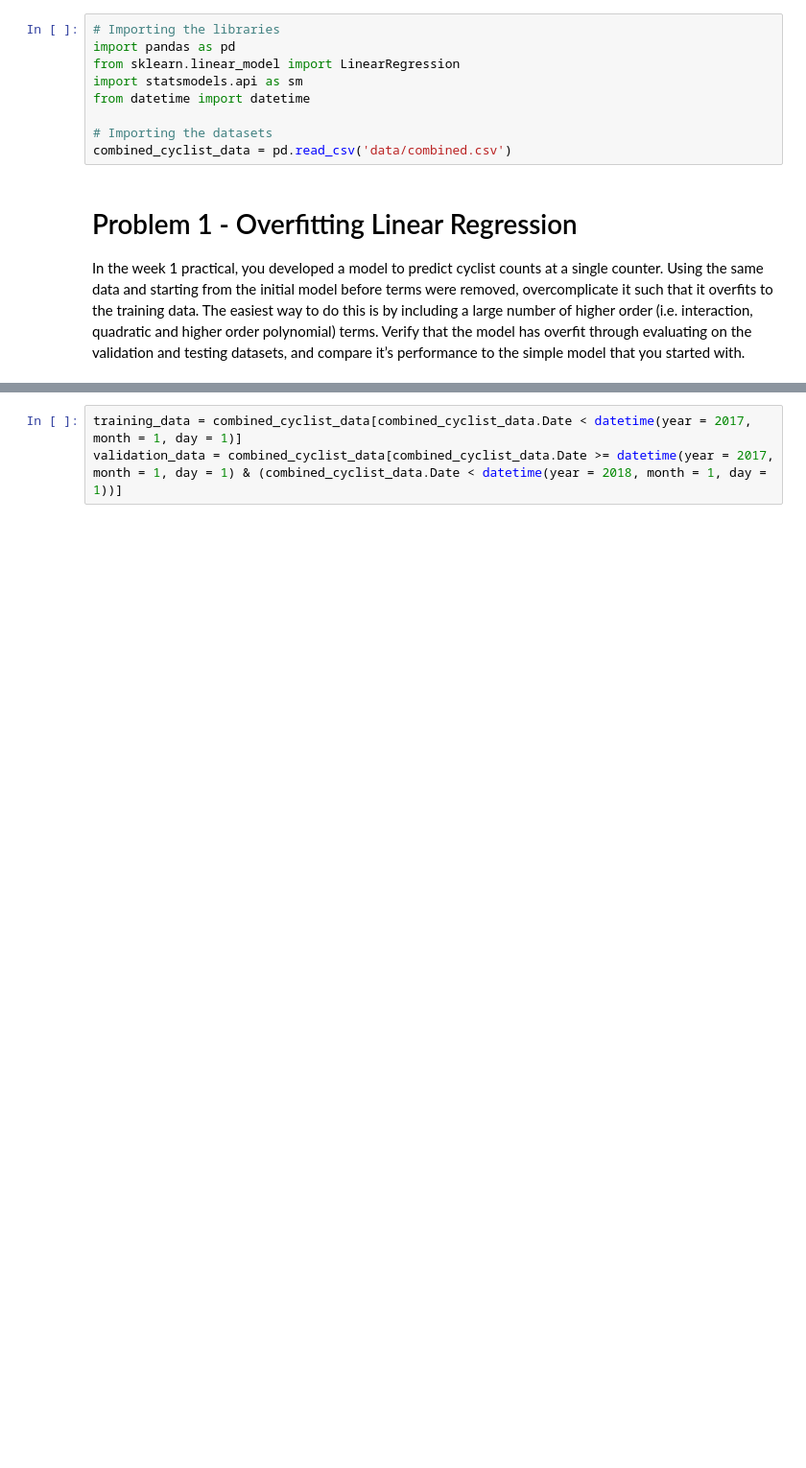
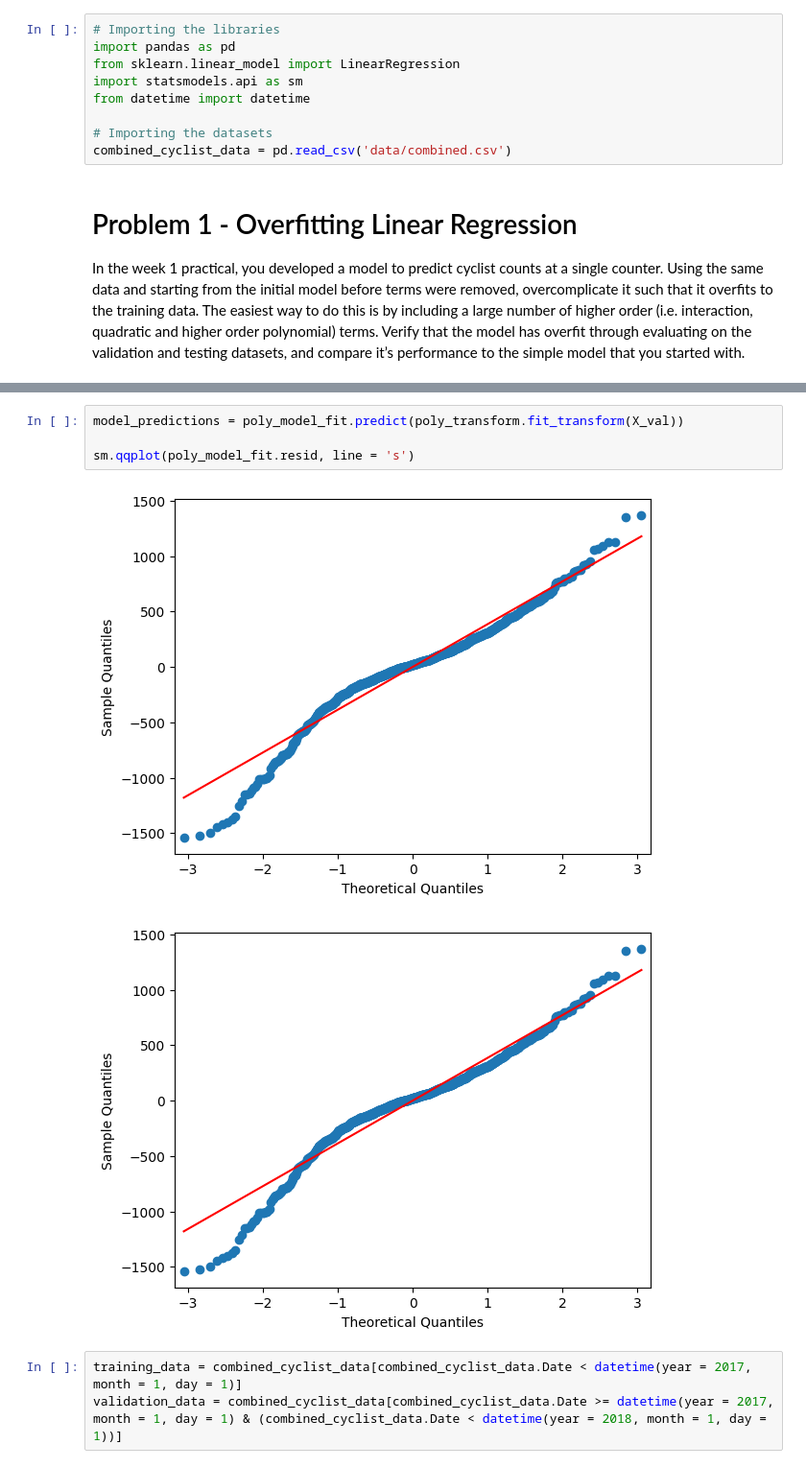
Before and after one commit to aidanlockwood20/CAB420-Codebase, a Jupyter notebook: week_2/week_2.ipynb, the cells around one changed output, grey strips where cells are left out. Shown at 96% size. Drawn from its saved outputs; the diff is of its cells as text; blank space fills up the shorter version.

```diff
--- a/week_2/week_2.ipynb
+++ b/week_2/week_2.ipynb
@@ -56,3 +37,10 @@ combined_cyclist_data.dropna(axis = 0)
+# %%
+model_predictions = poly_model_fit.predict(poly_transform.fit_transform(X_val))
+
+sm.qqplot(poly_model_fit.resid, line = 's')
+# %% [output]
+[figure, added]
+[figure, added]
 # %%
 training_data = combined_cyclist_data[combined_cyclist_data.Date < datetime(year = 2017, month = 1, day = 1)]
 validation_data = combined_cyclist_data[combined_cyclist_data.Date >= datetime(year = 2017, month = 1, day = 1) & (combined_cyclist_data.Date < datetime(year = 2018, month = 1, day = 1))]
```
Also changed, not shown: parts of 19 cells of this notebook, 15 other files.
